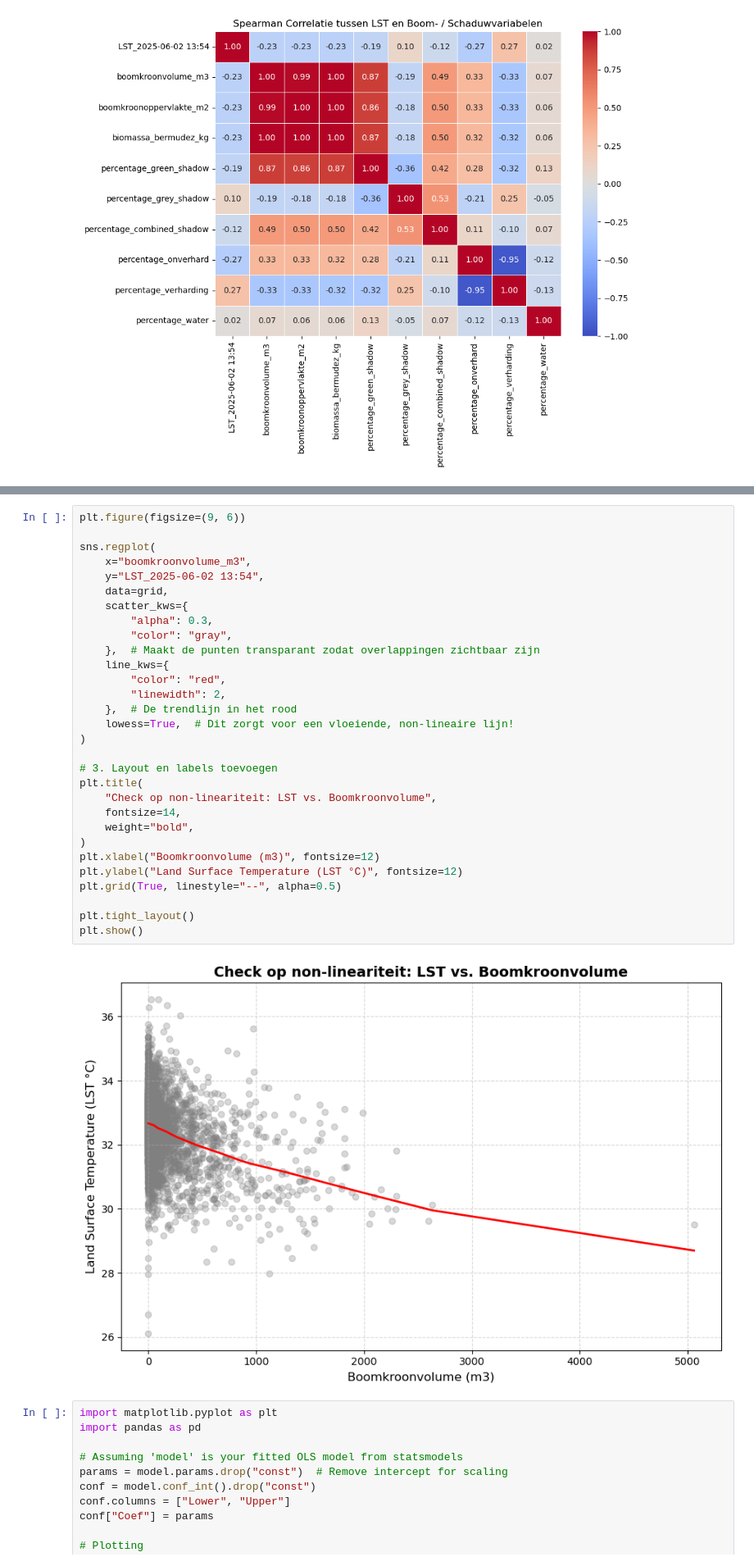
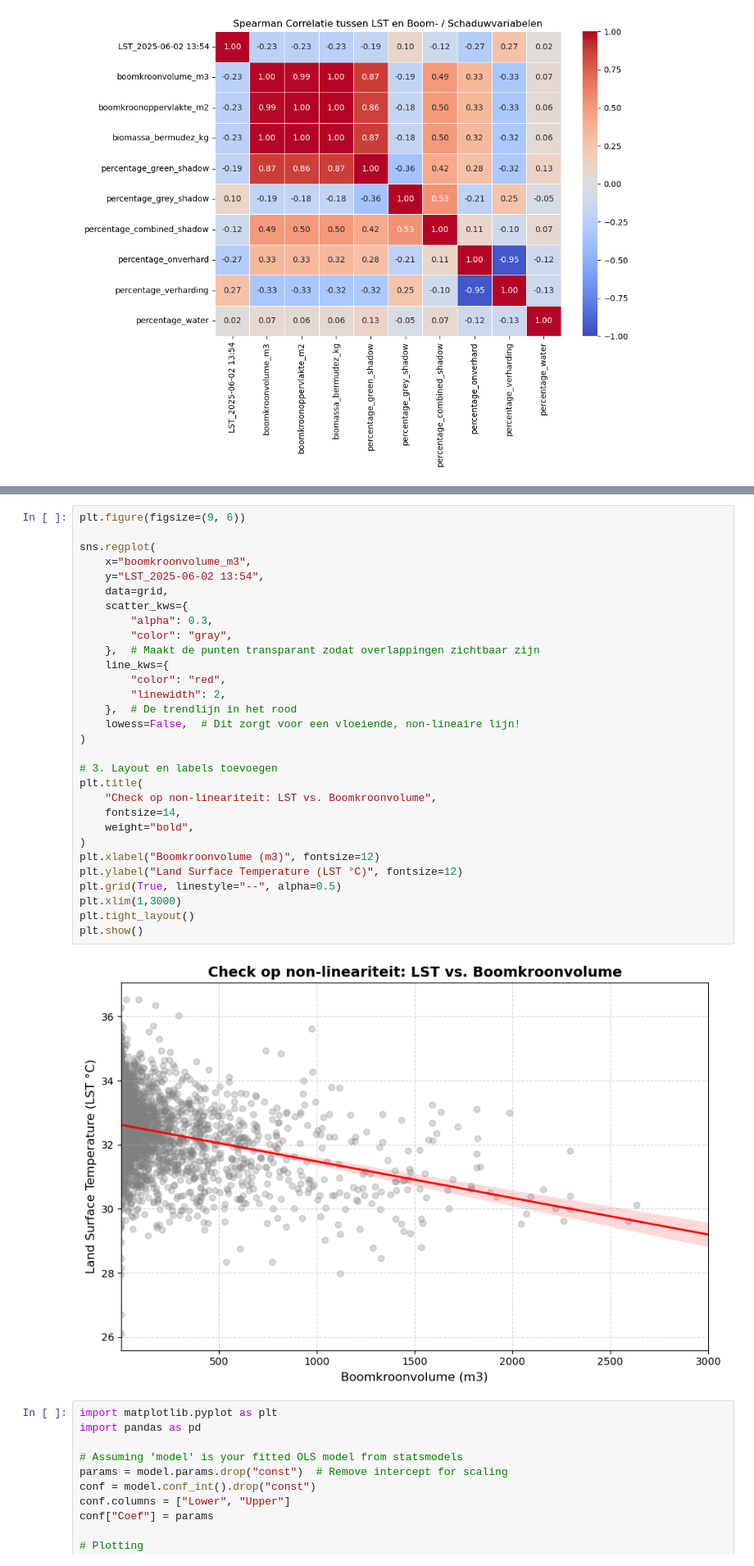
Before and after one commit to floorhoekstra/thesis, a Jupyter notebook: statistics.ipynb, the cells around one changed output, grey strips where cells are left out. Shown at 82% size. Saved outputs shown, nothing was run; the diff lists cells and outputs as text.

```diff
--- a/statistics.ipynb
+++ b/statistics.ipynb
@@ -145,35 +147,35 @@ strong multicollinearity or other numerical problems.
 # %%
 plt.figure(figsize=(9, 6))
 
 sns.regplot(
     x="boomkroonvolume_m3",
     y="LST_2025-06-02 13:54",
     data=grid,
     scatter_kws={
         "alpha": 0.3,
         "color": "gray",
     },  # Maakt de punten transparant zodat overlappingen zichtbaar zijn
     line_kws={
         "color": "red",
         "linewidth": 2,
     },  # De trendlijn in het rood
-    lowess=True,  # Dit zorgt voor een vloeiende, non-lineaire lijn!
+    lowess=False,  # Dit zorgt voor een vloeiende, non-lineaire lijn!
 )
 
 # 3. Layout en labels toevoegen
 plt.title(
     "Check op non-lineariteit: LST vs. Boomkroonvolume",
     fontsize=14,
     weight="bold",
 )
 plt.xlabel("Boomkroonvolume (m3)", fontsize=12)
 plt.ylabel("Land Surface Temperature (LST °C)", fontsize=12)
 plt.grid(True, linestyle="--", alpha=0.5)
-
+plt.xlim(1,3000)
 plt.tight_layout()
 plt.show()
 # %% [output]
-[figure, old version]
+[figure, new version]
 # %%
 import matplotlib.pyplot as plt
 import pandas as pd
```
Also changed, not shown: parts of 5 cells of this notebook.
